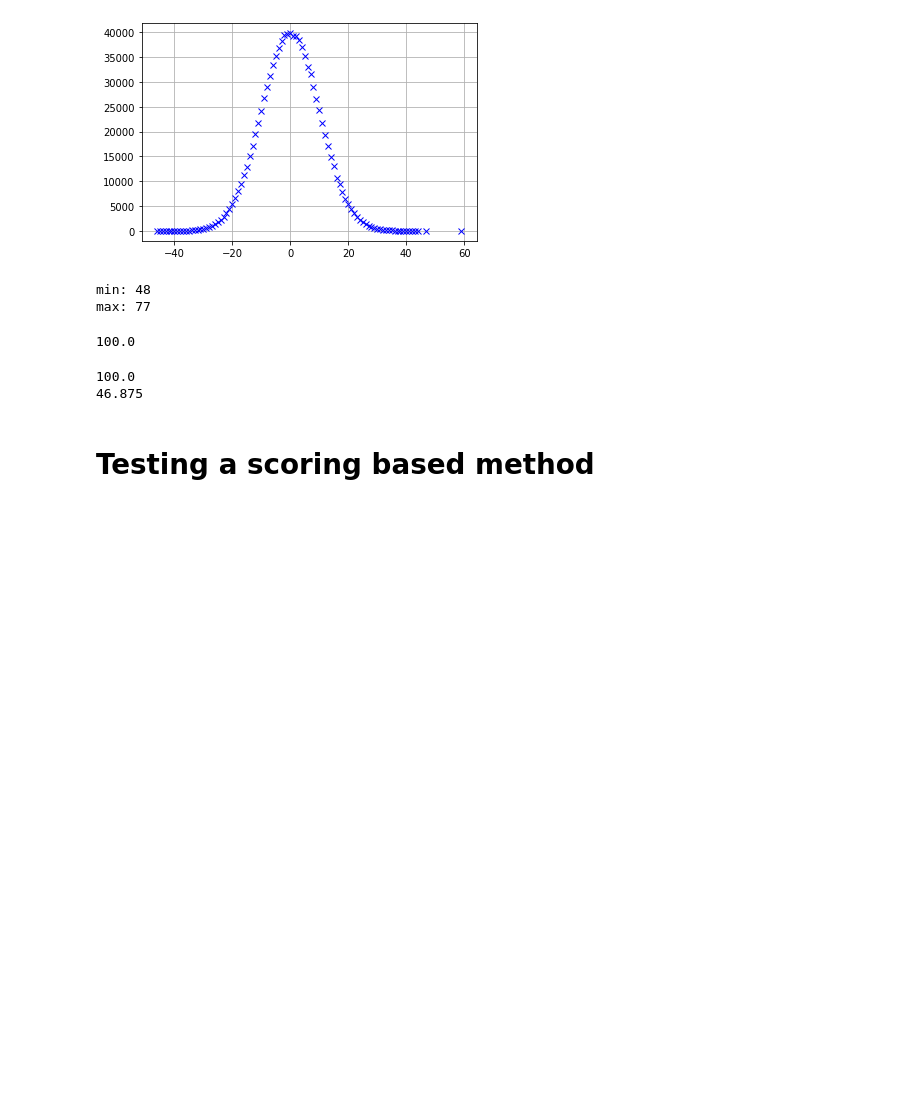
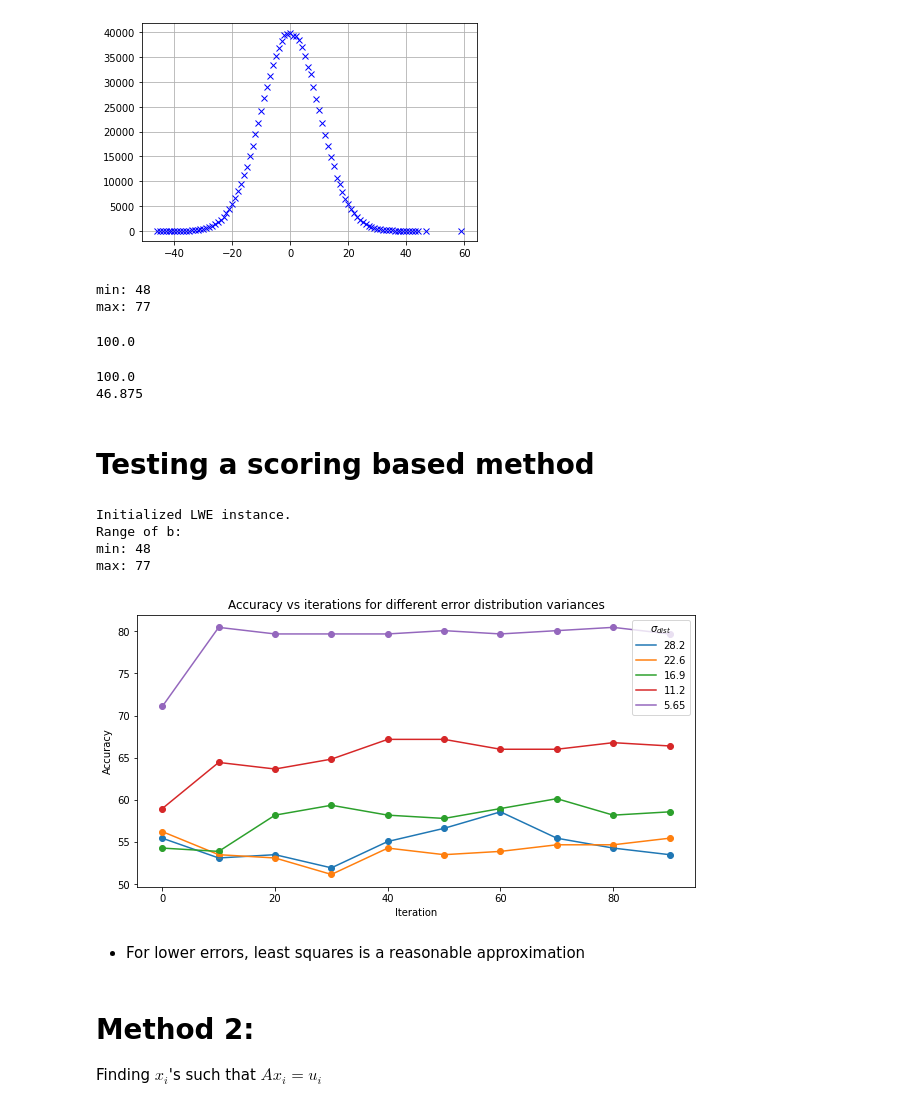
Before and after one commit to BhavyaKohli/Learning-With-Errors, a Jupyter notebook: code/exploration.ipynb, the cells around one changed output. Drawn from its saved outputs; the diff is of its cells as text; code cells hidden in the pictures; blank space fills up the shorter version.

```diff
--- a/code/exploration.ipynb
+++ b/code/exploration.ipynb
@@ -58,4 +95,5 @@ except np.linalg.LinAlgError:
 100.0
 46.875
 # %% [markdown]
+<a class="anchor" id="scoring"></a>
 # Testing a scoring based method
@@ -88,3 +100,63 @@ def initialize_expt(m=m,n=n,q=q,sigma_factor=0.05,seed=69):
+# %%
+A,S,e,b,sigma = initialize_expt(sigma_factor=1/n)
+# %% [output]
+Initialized LWE instance.
+Range of b:
+min: 48
+max: 77
+# %%
+def run(num_iter=100,update_interval=10,q=q,sigma_factor=0.05,seed=50,plot=True,verbose=1):
+    A,S,e,b,sigma = initialize_expt(q=q,sigma_factor=sigma_factor,seed=seed,verbose=verbose)
+    if verbose:
+        print("Range of e:")
+        print_minmax(e)
+
+    scores = np.zeros((A.shape[1],2))
+    acc = []
+
+    pbar = tqdm(range(num_iter),ncols=100) if verbose else range(num_iter)
+    for i in pbar:
+        b_ = (b - generate_e(sigma)) % q
+        sol = np.linalg.lstsq(A,b_,rcond=0)[0]
+
+        thresh = sol.mean()
+        sol[sol>thresh] = 1
+        sol[sol<thresh] = 0
+
+        for n,s in enumerate(sol):
+            scores[n][int(s)] += 1
+
+        if i % update_interval == 0:
+            temp_sol = np.argmax(scores,axis=1).reshape(-1,1)
+            acc.append([i,accuracy(temp_sol,S)])
+
+    if plot:
+        plt.figure(figsize=(7,5))
+        plt.plot(acc);plt.plot(acc,'bo')
+        plt.title("Accuracy vs iterations")
+        plt.xlabel("Iteration");plt.ylabel("Accuracy")
+        plt.show()
+
+    return np.array(acc)
+# %%
+sigmas = np.linspace(1/n,0.05,5)
+accs = [run(sigma_factor=s,plot=False,verbose=0) for s in tqdm(sigmas,ncols=100)]
+# %%
+plt.figure(figsize=(10,5))
+for n,acc in enumerate(accs):
+    plt.plot(acc[:,0],acc[:,1],label=str(sigmas[n]*q)[:4]);plt.scatter(acc[:,0],acc[:,1])
+    plt.title("Accuracy vs iterations for different error distribution variances")
+    plt.xlabel("Iteration");plt.ylabel("Accuracy")
+    plt.legend(title=r"$\sigma_{dist}$")
+plt.show()
+# %% [output]
+[figure, added]
+# %% [markdown]
+* For lower errors, least squares is a reasonable approximation
+# %% [markdown]
+<a class="anchor" id="methodaxu"></a>
+# Method 2:
+Finding $x_i$'s such that $Ax_i = u_i$
 # %%
 A,S,e,b,sigma = initialize_expt()
 # %% [output]
```
Also changed, not shown: parts of 42 cells of this notebook.
